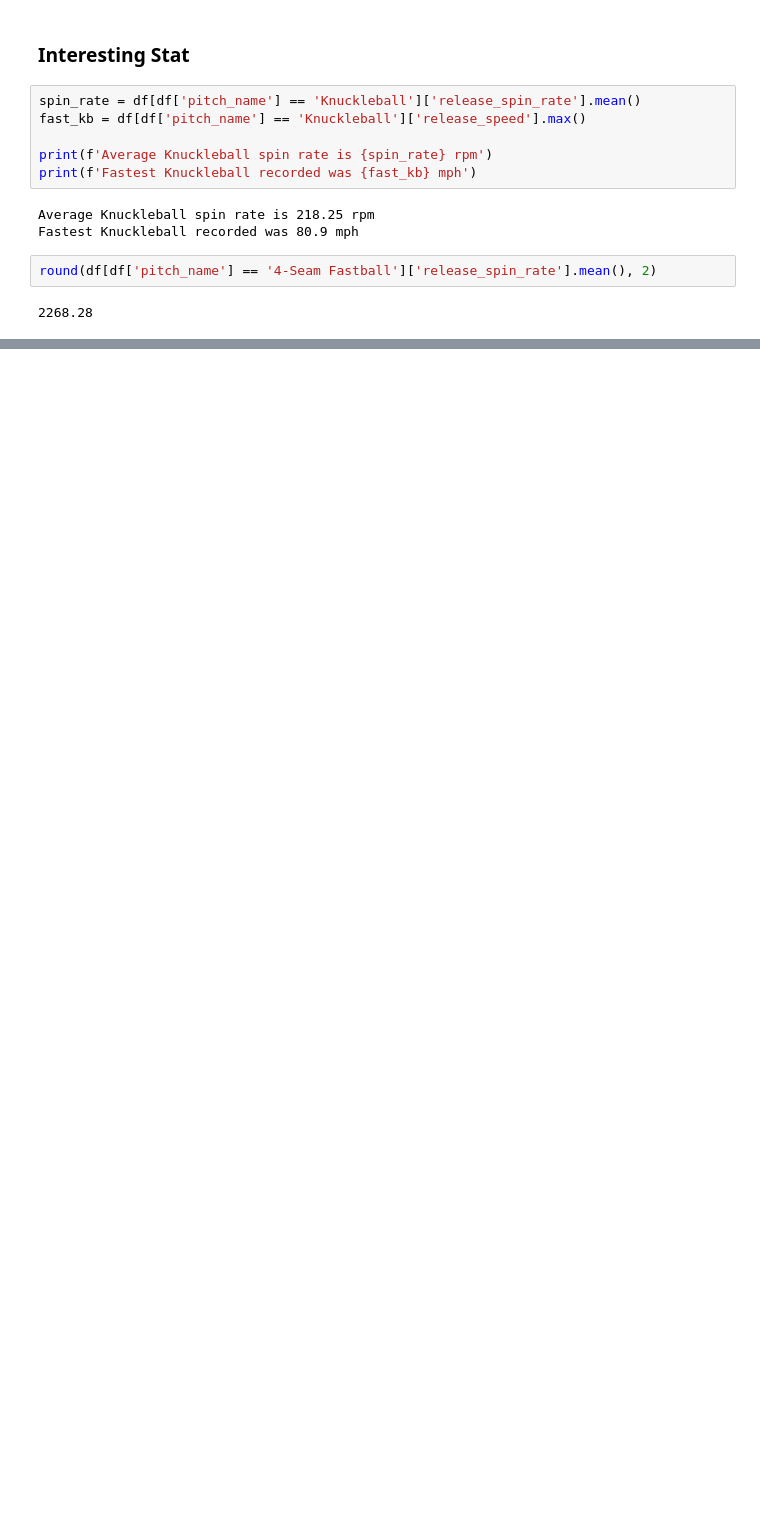
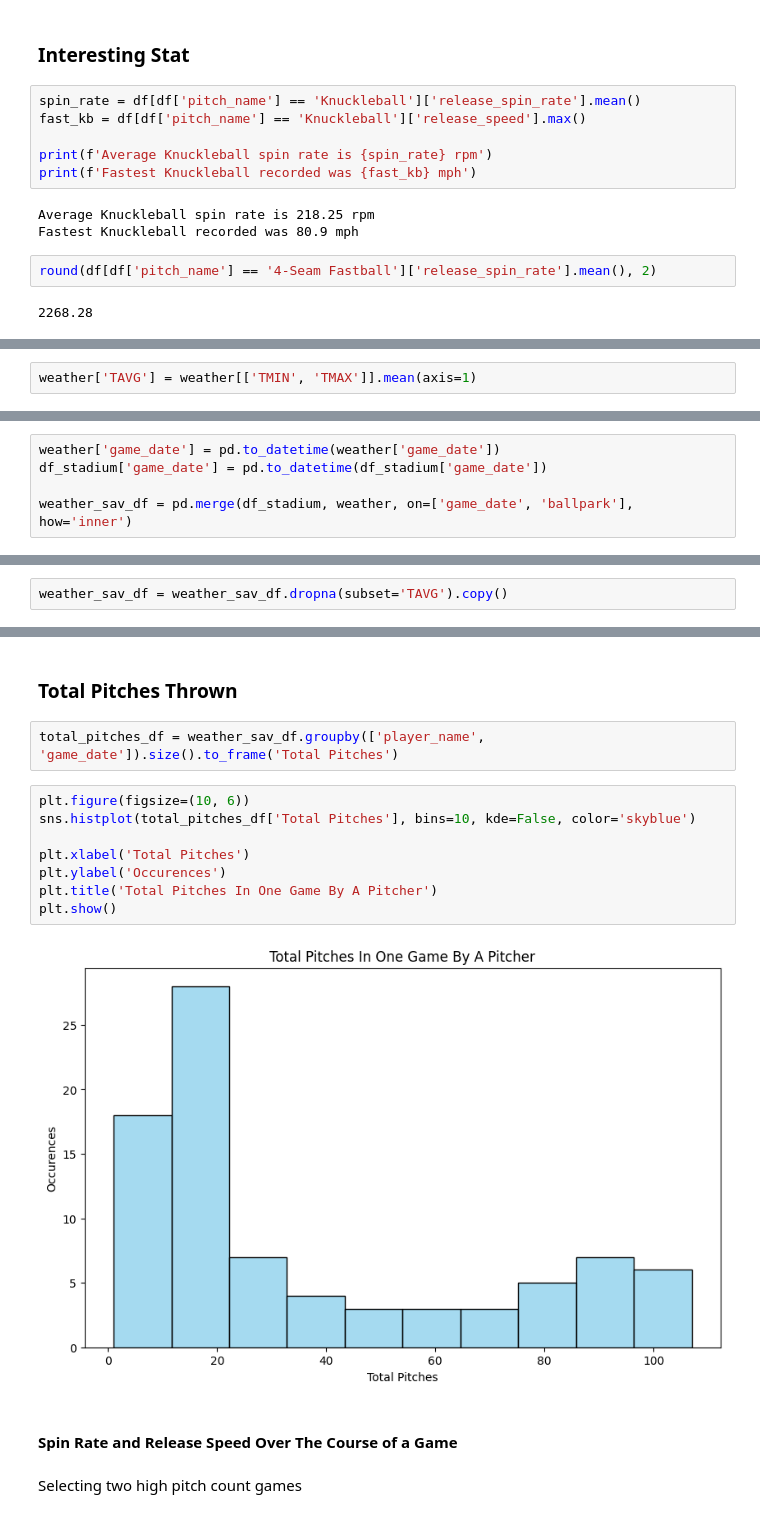
Before and after one commit to trevordoucet/baseball, a Jupyter notebook: Scripts/Pitching.ipynb, the cells around one changed output, grey strips where cells are left out. Drawn from its saved outputs; the diff is of its cells as text; blank space fills up the shorter version.

Commit message:
ballparks

```diff
--- a/Scripts/Pitching.ipynb
+++ b/Scripts/Pitching.ipynb
@@ -76,0 +157,2 @@ round(df[df['pitch_name'] == '4-Seam Fastball']['release_spin_rate'].mean(), 2)
+# %%
+weather['TAVG'] = weather[['TMIN', 'TMAX']].mean(axis=1)
@@ -76,0 +177,5 @@ round(df[df['pitch_name'] == '4-Seam Fastball']['release_spin_rate'].mean(), 2)
+# %%
+weather['game_date'] = pd.to_datetime(weather['game_date'])
+df_stadium['game_date'] = pd.to_datetime(df_stadium['game_date'])
+
+weather_sav_df = pd.merge(df_stadium, weather, on=['game_date', 'ballpark'], how='inner')
@@ -76,0 +184,2 @@ round(df[df['pitch_name'] == '4-Seam Fastball']['release_spin_rate'].mean(), 2)
+# %%
+weather_sav_df = weather_sav_df.dropna(subset='TAVG').copy()
@@ -76,0 +231,18 @@ round(df[df['pitch_name'] == '4-Seam Fastball']['release_spin_rate'].mean(), 2)
+# %% [markdown]
+### Total Pitches Thrown
+# %%
+total_pitches_df = weather_sav_df.groupby(['player_name', 'game_date']).size().to_frame('Total Pitches')
+# %%
+plt.figure(figsize=(10, 6))
+sns.histplot(total_pitches_df['Total Pitches'], bins=10, kde=False, color='skyblue')
+
+plt.xlabel('Total Pitches')
+plt.ylabel('Occurences')
+plt.title('Total Pitches In One Game By A Pitcher')
+plt.show()
+# %% [output]
+[figure, added]
+# %% [markdown]
+#### Spin Rate and Release Speed Over The Course of a Game
+# %% [markdown]
+Selecting two high pitch count games
```
Also changed, not shown: parts of 40 cells of this notebook, 4 other files.
